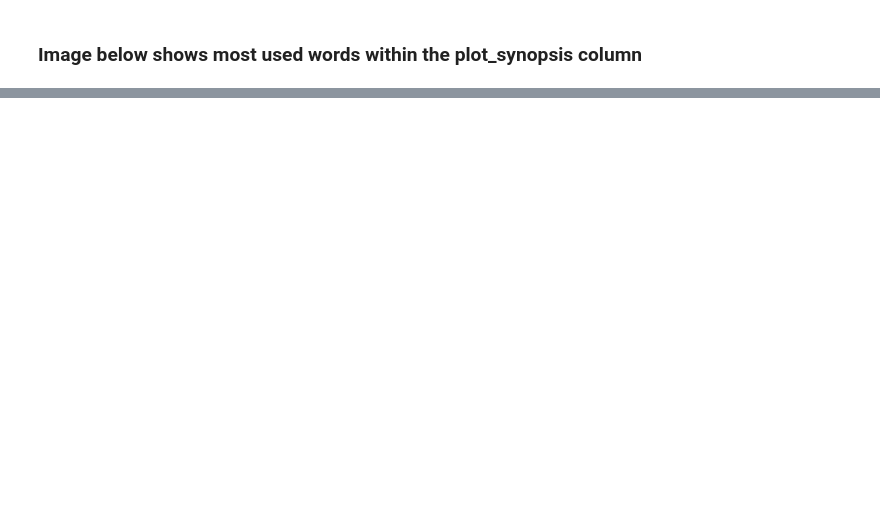
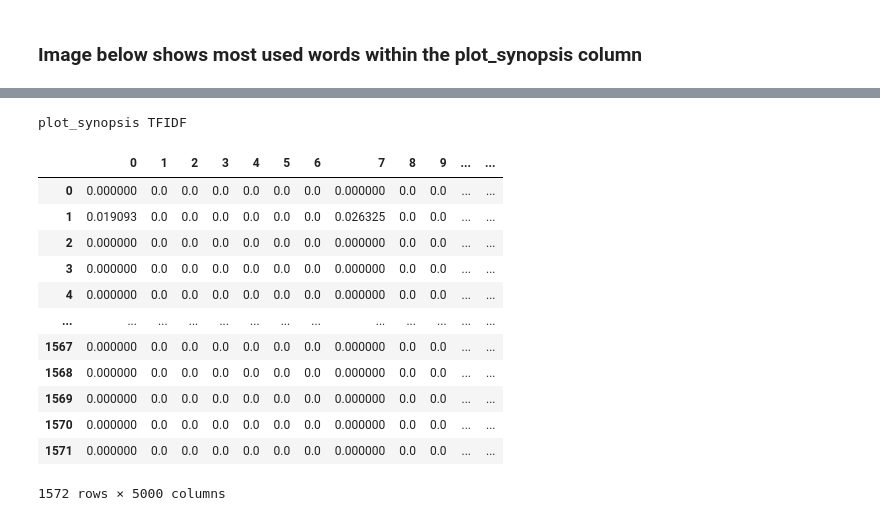
Before and after one commit to evans123456/IMDB-Multilabel-genre-classification-NLP-, a Jupyter notebook: NLP-groupwork.ipynb, the cells around one changed output, grey strips where cells are left out. Drawn from its saved outputs; the diff is of its cells as text; code cells hidden in the pictures; blank space fills up the shorter version.

```diff
--- a/NLP-groupwork.ipynb
+++ b/NLP-groupwork.ipynb
@@ -203,0 +272,21 @@ plt.imshow(wordcloud)
+# %%
+# TfidfVectorizer -> term frequency multiplication with inverse document frequency
+tfidf = TfidfVectorizer(analyzer="word",max_features=5000, ngram_range=(1,1), stop_words="english")#if word is selected, tokenization will be done word by word, if char is selected ....
+syn_tfidf = tfidf.fit_transform(movieDetails["plot_synopsis"]).toarray()
+print("plot_synopsis TFIDF")
+pd.DataFrame(syn_tfidf)
+# %% [output]
+plot_synopsis TFIDF
+|  | 0 | 1 | 2 | 3 | 4 | 5 | 6 | 7 | 8 | 9 | ... | ... |
+| 0 | 0.000000 | 0.0 | 0.0 | 0.0 | 0.0 | 0.0 | 0.0 | 0.000000 | 0.0 | 0.0 | ... | ... |
+| 1 | 0.019093 | 0.0 | 0.0 | 0.0 | 0.0 | 0.0 | 0.0 | 0.026325 | 0.0 | 0.0 | ... | ... |
+| 2 | 0.000000 | 0.0 | 0.0 | 0.0 | 0.0 | 0.0 | 0.0 | 0.000000 | 0.0 | 0.0 | ... | ... |
+| 3 | 0.000000 | 0.0 | 0.0 | 0.0 | 0.0 | 0.0 | 0.0 | 0.000000 | 0.0 | 0.0 | ... | ... |
+| 4 | 0.000000 | 0.0 | 0.0 | 0.0 | 0.0 | 0.0 | 0.0 | 0.000000 | 0.0 | 0.0 | ... | ... |
+| ... | ... | ... | ... | ... | ... | ... | ... | ... | ... | ... | ... | ... |
+| 1567 | 0.000000 | 0.0 | 0.0 | 0.0 | 0.0 | 0.0 | 0.0 | 0.000000 | 0.0 | 0.0 | ... | ... |
+| 1568 | 0.000000 | 0.0 | 0.0 | 0.0 | 0.0 | 0.0 | 0.0 | 0.000000 | 0.0 | 0.0 | ... | ... |
+| 1569 | 0.000000 | 0.0 | 0.0 | 0.0 | 0.0 | 0.0 | 0.0 | 0.000000 | 0.0 | 0.0 | ... | ... |
+| 1570 | 0.000000 | 0.0 | 0.0 | 0.0 | 0.0 | 0.0 | 0.0 | 0.000000 | 0.0 | 0.0 | ... | ... |
+| 1571 | 0.000000 | 0.0 | 0.0 | 0.0 | 0.0 | 0.0 | 0.0 | 0.000000 | 0.0 | 0.0 | ... | ... |
+1572 rows × 5000 columns
```
Also changed, not shown: parts of 22 cells of this notebook.
